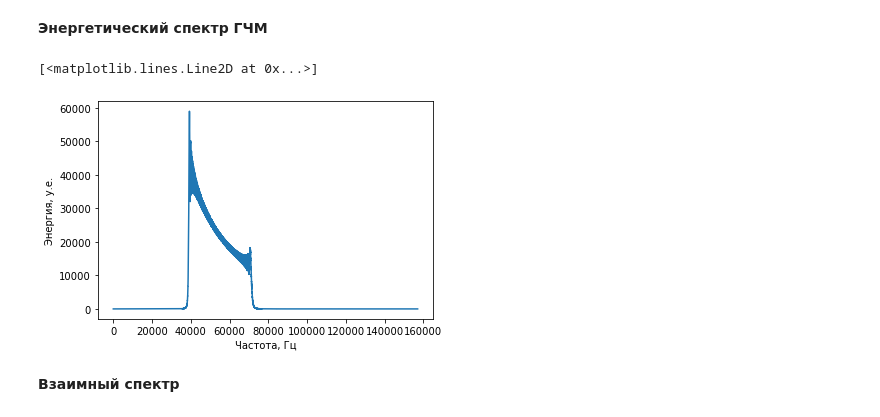
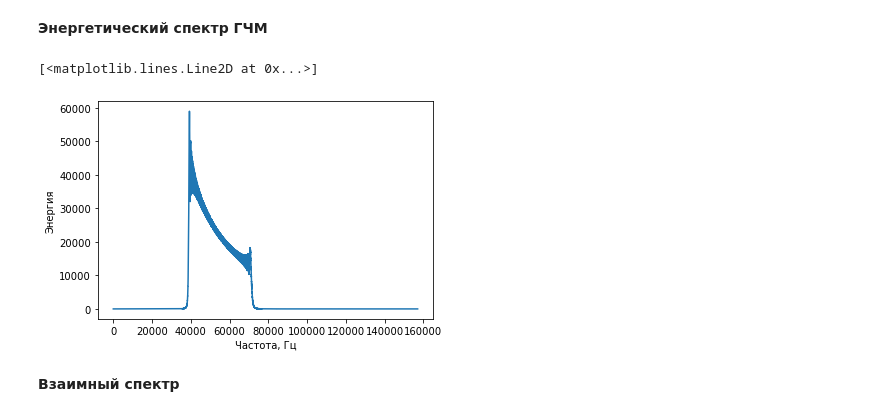
Before and after one commit to MitrofanovEV/AquamarineTZ, a Jupyter notebook: Task1.ipynb, the cells around one changed output. Cells and saved outputs as stored; diff of their text form; code cells hidden in the pictures.

```diff
--- a/Task1.ipynb
+++ b/Task1.ipynb
@@ -68,12 +68,12 @@ plt.plot([i/fs for i in range(gfm_short.shape[0])], gfm_short)
 # %%
 spectrum1 = fft(gfm)
 spectrum_eg1 = np.square(abs(spectrum1[0:spectrum1.shape[0]//2]))
 plt.xlabel('Частота, Гц')
-plt.ylabel('Энергия, у.е.')
+plt.ylabel('Энергия')
 plt.plot([math.pi*2/60*(i) for i in range(spectrum_eg1.shape[0])], spectrum_eg1)
 # %% [output]
 [<matplotlib.lines.Line2D at 0x...>]
-[figure, old version]
+[figure, new version]
 # %% [markdown]
 <b>Взаимный спектр</b>
 # %%
```
Also changed, not shown: parts of 2 cells of this notebook.
